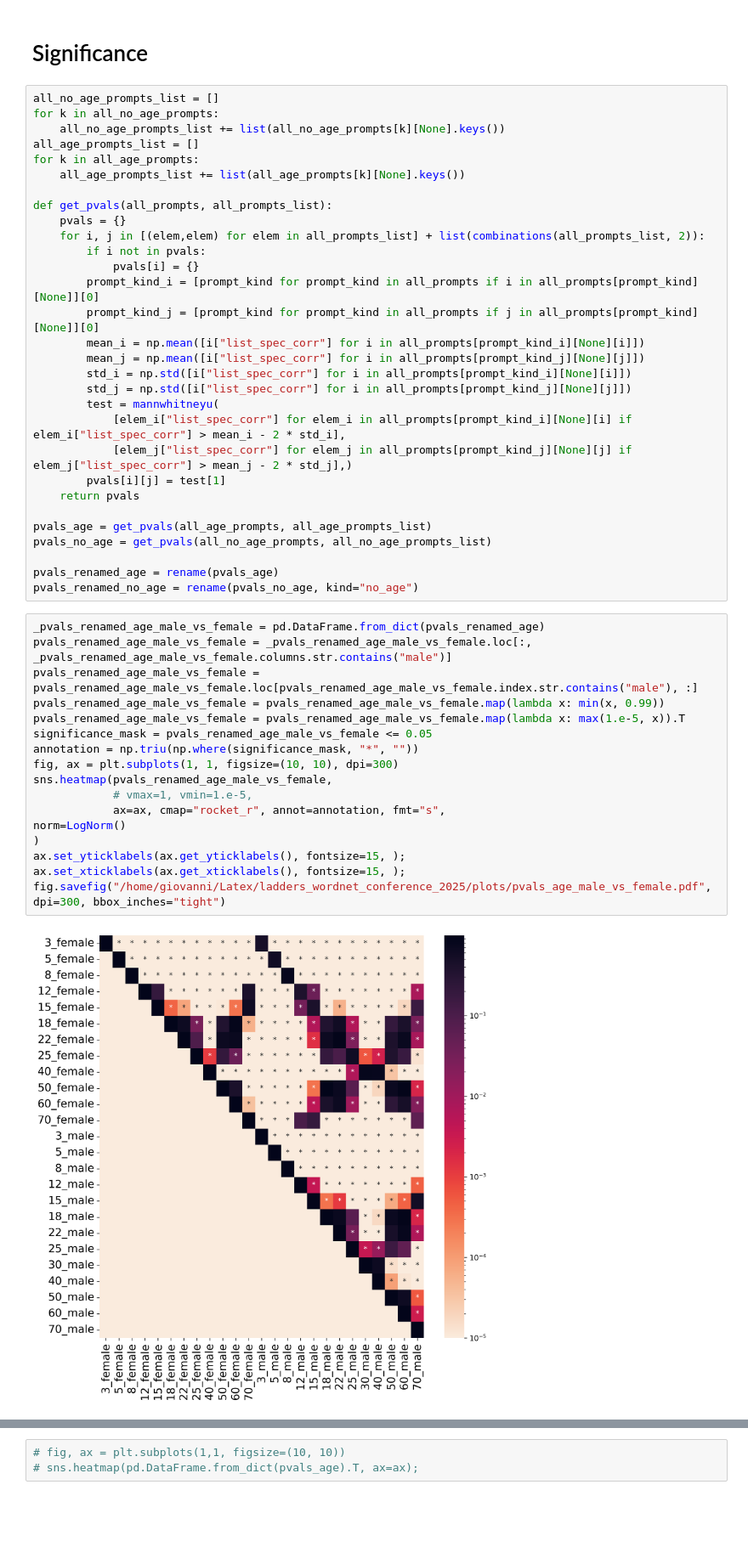
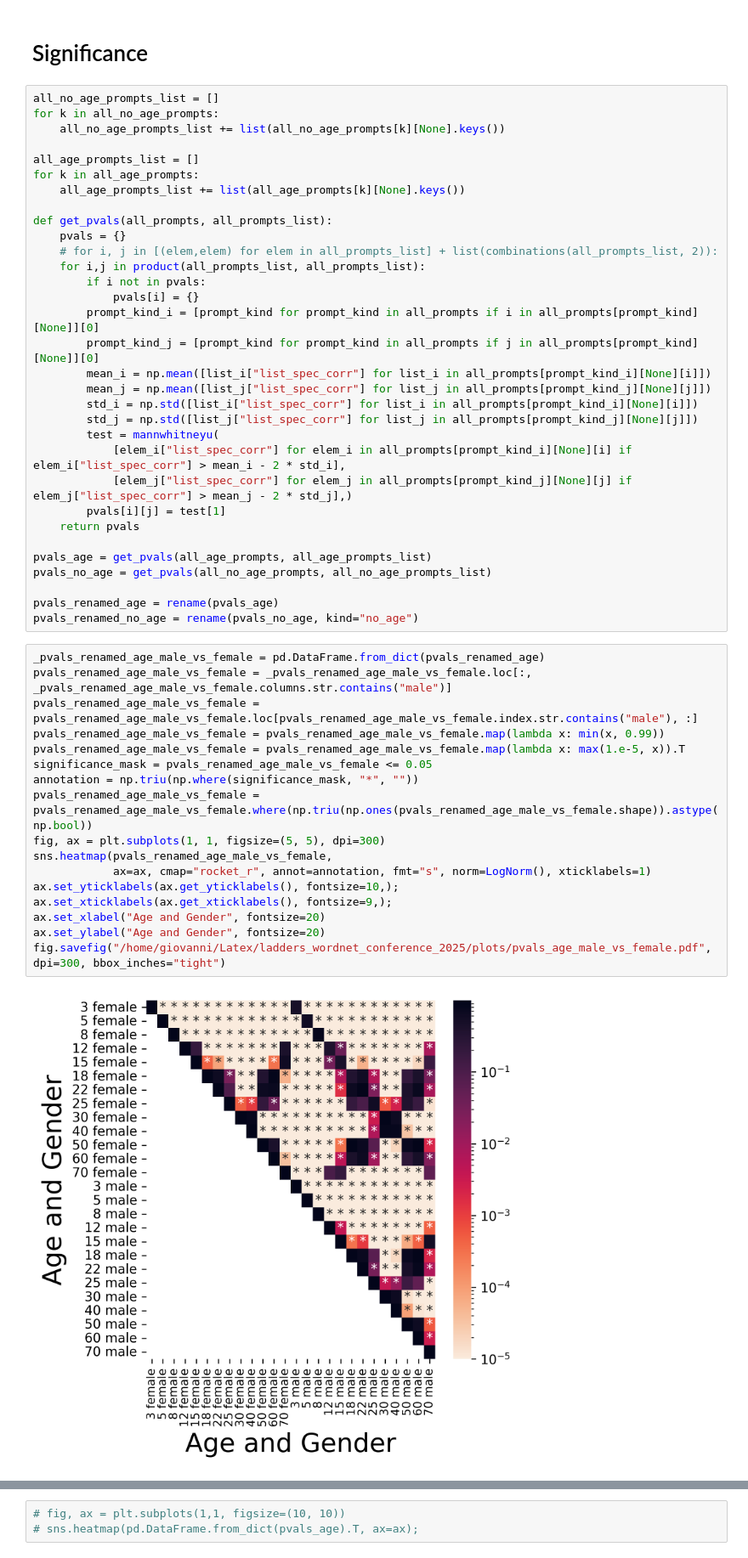
Before and after one commit to gpucce/abstract_llm, a Jupyter notebook: wordnet_study.ipynb, the cells around one changed output, grey strips where cells are left out. Shown at 85% size. Cells and saved outputs as stored; diff of their text form; blank space fills up the shorter version.

Commit message:
more plots

```diff
--- a/wordnet_study.ipynb
+++ b/wordnet_study.ipynb
@@ -426,21 +425,23 @@ fig.savefig("/home/giovanni/Latex/ladders_wordnet_conference_2025/plots/boxplot_
 all_no_age_prompts_list = []
 for k in all_no_age_prompts:
     all_no_age_prompts_list += list(all_no_age_prompts[k][None].keys())
+
 all_age_prompts_list = []
 for k in all_age_prompts:
     all_age_prompts_list += list(all_age_prompts[k][None].keys())
 
 def get_pvals(all_prompts, all_prompts_list):
     pvals = {}
-    for i, j in [(elem,elem) for elem in all_prompts_list] + list(combinations(all_prompts_list, 2)):
+    # for i, j in [(elem,elem) for elem in all_prompts_list] + list(combinations(all_prompts_list, 2)):
+    for i,j in product(all_prompts_list, all_prompts_list):
         if i not in pvals:
             pvals[i] = {}
         prompt_kind_i = [prompt_kind for prompt_kind in all_prompts if i in all_prompts[prompt_kind][None]][0]
         prompt_kind_j = [prompt_kind for prompt_kind in all_prompts if j in all_prompts[prompt_kind][None]][0]
-        mean_i = np.mean([i["list_spec_corr"] for i in all_prompts[prompt_kind_i][None][i]])
-        mean_j = np.mean([i["list_spec_corr"] for i in all_prompts[prompt_kind_j][None][j]])
-        std_i = np.std([i["list_spec_corr"] for i in all_prompts[prompt_kind_i][None][i]])
-        std_j = np.std([i["list_spec_corr"] for i in all_prompts[prompt_kind_j][None][j]])
+        mean_i = np.mean([list_i["list_spec_corr"] for list_i in all_prompts[prompt_kind_i][None][i]])
+        mean_j = np.mean([list_j["list_spec_corr"] for list_j in all_prompts[prompt_kind_j][None][j]])
+        std_i = np.std([list_i["list_spec_corr"] for list_i in all_prompts[prompt_kind_i][None][i]])
+        std_j = np.std([list_j["list_spec_corr"] for list_j in all_prompts[prompt_kind_j][None][j]])
         test = mannwhitneyu(
             [elem_i["list_spec_corr"] for elem_i in all_prompts[prompt_kind_i][None][i] if elem_i["list_spec_corr"] > mean_i - 2 * std_i],
             [elem_j["list_spec_corr"] for elem_j in all_prompts[prompt_kind_j][None][j] if elem_j["list_spec_corr"] > mean_j - 2 * std_j],)
@@ -455,20 +456,20 @@ pvals_renamed_no_age = rename(pvals_no_age, kind="no_age")
 # %%
 _pvals_renamed_age_male_vs_female = pd.DataFrame.from_dict(pvals_renamed_age)
 pvals_renamed_age_male_vs_female = _pvals_renamed_age_male_vs_female.loc[:, _pvals_renamed_age_male_vs_female.columns.str.contains("male")]
 pvals_renamed_age_male_vs_female = pvals_renamed_age_male_vs_female.loc[pvals_renamed_age_male_vs_female.index.str.contains("male"), :]
 pvals_renamed_age_male_vs_female = pvals_renamed_age_male_vs_female.map(lambda x: min(x, 0.99))
 pvals_renamed_age_male_vs_female = pvals_renamed_age_male_vs_female.map(lambda x: max(1.e-5, x)).T
 significance_mask = pvals_renamed_age_male_vs_female <= 0.05
 annotation = np.triu(np.where(significance_mask, "*", ""))
-fig, ax = plt.subplots(1, 1, figsize=(10, 10), dpi=300)
+pvals_renamed_age_male_vs_female = pvals_renamed_age_male_vs_female.where(np.triu(np.ones(pvals_renamed_age_male_vs_female.shape)).astype(np.bool))
+fig, ax = plt.subplots(1, 1, figsize=(5, 5), dpi=300)
 sns.heatmap(pvals_renamed_age_male_vs_female,
-            # vmax=1, vmin=1.e-5,
-            ax=ax, cmap="rocket_r", annot=annotation, fmt="s",
-norm=LogNorm()
-)
-ax.set_yticklabels(ax.get_yticklabels(), fontsize=15, );
-ax.set_xticklabels(ax.get_xticklabels(), fontsize=15, );
+            ax=ax, cmap="rocket_r", annot=annotation, fmt="s", norm=LogNorm(), xticklabels=1)
+ax.set_yticklabels(ax.get_yticklabels(), fontsize=10,);
+ax.set_xticklabels(ax.get_xticklabels(), fontsize=9,);
+ax.set_xlabel("Age and Gender", fontsize=20)
+ax.set_ylabel("Age and Gender", fontsize=20)
 fig.savefig("/home/giovanni/Latex/ladders_wordnet_conference_2025/plots/pvals_age_male_vs_female.pdf", dpi=300, bbox_inches="tight")
 # %% [output]
-[figure, old version]
+[figure, new version]
 # %%
```
Also changed, not shown: parts of 2 cells of this notebook, 1 other file.
